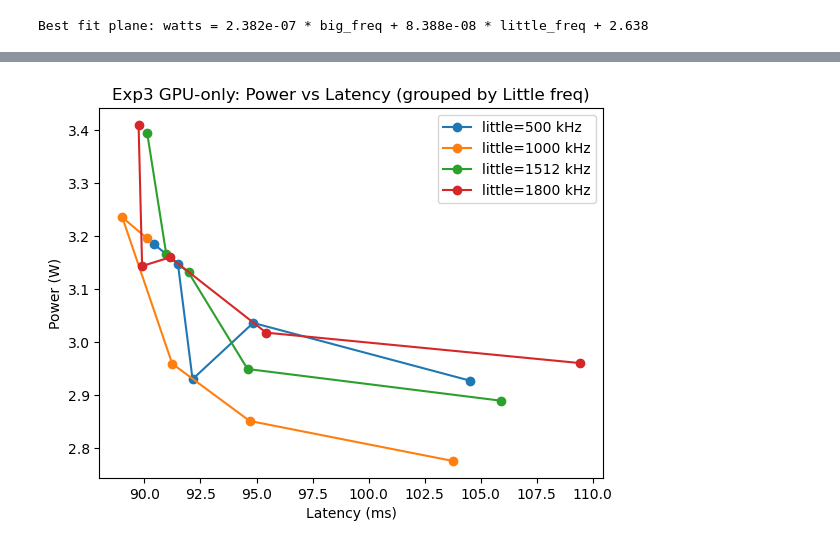
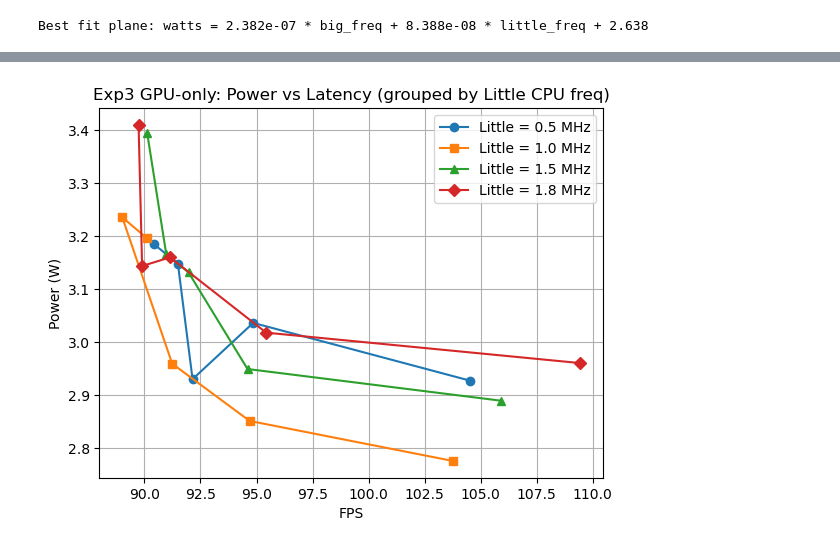
Before and after one commit to ar000001/power-optimization-governor, a Jupyter notebook: experiment_scripts/plot_nb_2.ipynb, the cells around one changed output, grey strips where cells are left out. Drawn from its saved outputs; the diff is of its cells as text; code cells hidden in the pictures.

Commit message:
Corrected some plot details

```diff
--- a/experiment_scripts/plot_nb_2.ipynb
+++ b/experiment_scripts/plot_nb_2.ipynb
@@ -160,7 +237,6 @@ plt.show()
 # %%
 # EXPERIMENT 3
 
-data3 = pd.read_csv("data/exp3_gpu_grid_20260117_194828.csv", header=1)
 
 # Create 3D histogram
 from mpl_toolkits.mplot3d import Axes3D
@@ -209,7 +285,7 @@ ax.plot_surface(X_plane, Y_plane, Z_plane, alpha=0.5, color='red', edgecolor='no
 ax.set_xlabel('Big CPU Frequency (MHz)', fontsize=10)
 ax.set_ylabel('Little CPU Frequency (MHz)', fontsize=10)
 ax.set_zlabel('Power (W)', fontsize=10)
-ax.set_title('Power Consumption vs CPU Frequencies (3D Histogram + Best Fit Plane)', fontsize=12, pad=20)
+ax.set_title('GPU-only: Power Consumption vs CPU Frequencies ', fontsize=12, pad=20)
 
 # Add colorbar
 mappable = plt.cm.ScalarMappable(cmap='viridis')
@@ -220,53 +296,101 @@ plt.show()
 
 
 # Power vs FPS (grouped by big_freq)
-plt.figure()
-for bf, g in data3.groupby("big_freq"):
+markers = ["o", "s", "^", "D", "x", "*"]
+
+plt.figure(figsize=(6.5, 4.8))
+
+for (bf, g), m in zip(data3.groupby("big_freq"), markers):
     g = g.sort_values("little_freq")
-    plt.plot(g["fps"], g["watts"], "o-", label=f"big={bf/1000:.0f} MHz")
+    plt.plot(
+        g["fps"],
+        g["watts"],
+        linestyle="-",
+        marker=m,
+        markersize=6,
+        label=f"Big = {bf/1e6:.1f} MHz"
+    )
 
-plt.title("Exp3 GPU-only: Power vs FPS (grouped by Big freq)")
+plt.title("Exp3 GPU-only: Power vs FPS (grouped by Big CPU freq)")
 plt.xlabel("FPS")
 plt.ylabel("Power (W)")
+plt.legend()
 plt.grid(True)
-plt.legend()
+
 plt.show()
 
+
 # Power vs Latency (grouped by big_freq)
-plt.figure()
-for bf, g in data3.groupby("big_freq"):
+plt.figure(figsize=(6.5, 4.8))
+
+for (bf, g), m in zip(data3.groupby("big_freq"), markers):
     g = g.sort_values("little_freq")
-    plt.plot(g["latency"], g["watts"], "o-", label=f"big={bf/1000:.0f} MHz")
+    plt.plot(
+        g["latency"],
+        g["watts"],
+        linestyle="-",
+        marker=m,
+        markersize=6,
+        label=f"Big = {bf/1e6:.1f} MHz"
+    )
 
-plt.title("Exp3 GPU-only: Power vs Latency (grouped by Big freq)")
+plt.title("Exp3 GPU-only: Power vs Latency (grouped by Big CPU freq)")
 plt.xlabel("Latency (ms)")
 plt.ylabel("Power (W)")
+plt.legend()
 plt.grid(True)
-plt.legend()
+
 plt.show()
 
 
 # Power vs FPS grouped by little_freq
+markers = ["o", "s", "^", "D", "x", "*"]
+
 plt.figure(figsize=(6.5, 4.8))
-for lf, g in data3.groupby("little_freq"):
+
+for (lf, g), m in zip(data3.groupby("little_freq"), markers):
     g = g.sort_values("big_freq")
-    plt.plot(g["fps"], g["watts"], "o-", label=f"little={lf/1000:.0f} kHz")
-plt.title("Exp3 GPU-only: Power vs FPS (grouped by Little freq)")
+    plt.plot(
+        g["fps"],
+        g["watts"],
+        linestyle="-",
+        marker=m,
+        markersize=6,
+        label=f"Little = {lf/1e6:.1f} MHz"
+    )
+
+plt.title("Exp3 GPU-only: Power vs FPS (grouped by Little CPU freq)")
 plt.xlabel("FPS")
 plt.ylabel("Power (W)")
 plt.legend()
+plt.grid(True)
+
 plt.show()
 
 
+
 # Power vs Latency grouped by little_freq
+markers = ["o", "s", "^", "D", "x", "*"]
+
 plt.figure(figsize=(6.5, 4.8))
-for lf, g in data3.groupby("little_freq"):
+
+for (lf, g), m in zip(data3.groupby("little_freq"), markers):
     g = g.sort_values("big_freq")
-    plt.plot(g["latency"], g["watts"], "o-", label=f"little={lf/1000:.0f} kHz")
-plt.title("Exp3 GPU-only: Power vs Latency (grouped by Little freq)")
-plt.xlabel("Latency (ms)")
+    plt.plot(
+        g["latency"],
+        g["watts"],
+        linestyle="-",
+        marker=m,
+        markersize=6,
+        label=f"Little = {lf/1e6:.1f} MHz"
+    )
+
+plt.title("Exp3 GPU-only: Power vs Latency (grouped by Little CPU freq)")
+plt.xlabel("FPS")
 plt.ylabel("Power (W)")
 plt.legend()
+plt.grid(True)
+
 plt.show()
 # %% [output]
 Best fit plane: watts = 2.382e-07 * big_freq + 8.388e-08 * little_freq + 2.638
@@ -277,2 +401,2 @@ Best fit plane: watts = 2.382e-07 * big_freq + 8.388e-08 * little_freq + 2.638
-[figure, old version]
+[figure, new version]
 # %%
```
Also changed, not shown: parts of 7 cells of this notebook.
